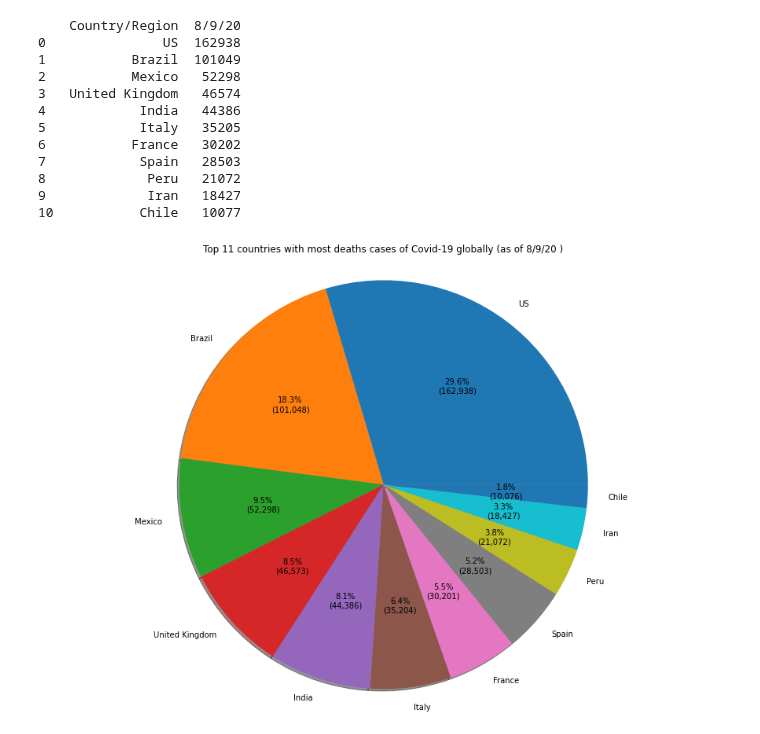
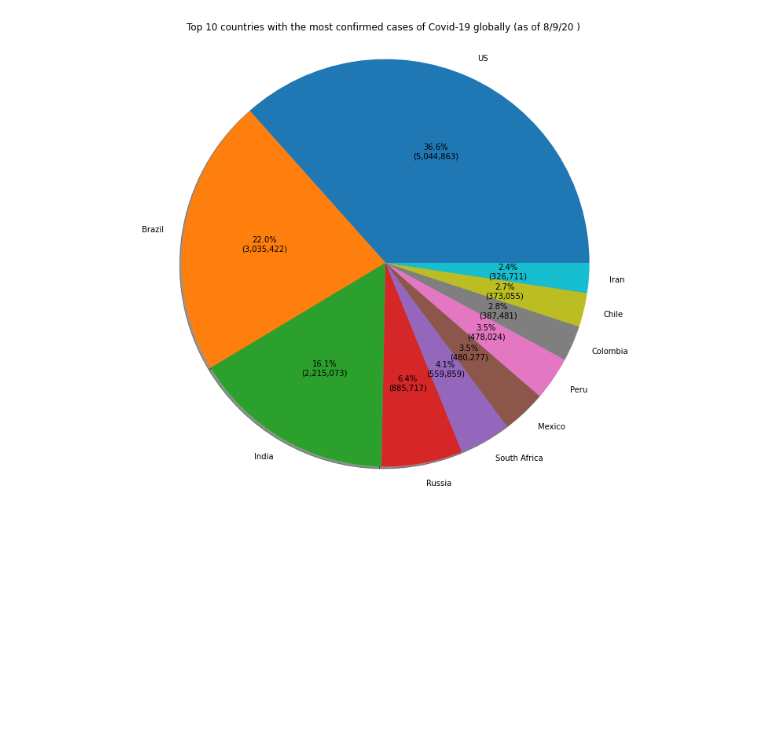
Before and after one commit to Tisks/Covid-Big-Data, a Jupyter notebook: Circular_plot_10_countries.ipynb, the cells around one changed output. Saved outputs shown, nothing was run; the diff lists cells and outputs as text; code cells hidden in the pictures; blank space fills up the shorter version.

```diff
--- a/Circular_plot_10_countries.ipynb
+++ b/Circular_plot_10_countries.ipynb
@@ -60,7 +60,6 @@ def plotingChart(values,labels,title):
 def pieChartPlot(csvLink, columnsDropped, order, theFirst,groupByColumns,separator,title,topString):
     df=pd.read_csv(csvLink,sep=separator)
     readyDf = preProcessing(df,groupByColumns,columnsDropped,order,theFirst)
-    print(readyDf)
     labels = []
     values=[]
     for country in readyDf.values:
@@ -83,38 +82,26 @@ recoveredWorldWide_HUM='http://data.humdata.org/hxlproxy/data/download/time_seri
 
 
 droppedColumns_JHK =['Province/State', 'Lat', 'Long']
 groupByColumns_JHK = 'Country/Region'
 
 droppedColumns_HUM = ['Province/State', 'Lat', 'Long','Intermediate Region Name','ISO 3166-1 Alpha 3-Codes','Region Code','Region Name','Sub-region Code','Sub-region Name','Intermediate Region Code']
 groupByColumns_HUM = 'Country/Region'
 
 
 separator = ','
 topString = 'Top'
 confirmedTitle = 'countries with the most confirmed cases of Covid-19 globally'
 deathsTitle = 'countries with most deaths cases of Covid-19 globally'
 recoveredTitle = 'countries with the most recovered cases of Covid-19 globally'
 
 
-#pieChartPlot(confirmedWorldWide_JHK,droppedColumns_JHK,False, 10,groupByColumns_JHK,separator,confirmedTitle,topString)
+pieChartPlot(confirmedWorldWide_JHK,droppedColumns_JHK,False, 10,groupByColumns_JHK,separator,confirmedTitle,topString)
 #pieChartPlot(deathsWorldWide_JHK,droppedColumns_JHK,False, 10,groupByColumns_JHK,separator,deathsTitle,topString)
 #pieChartPlot(recoveredWorldWide_JHK,droppedColumns_JHK,False, 10,groupByColumns_JHK,separator,recoveredTitle,topString)
 
 
 #pieChartPlot(confirmedWorldWide_HUM,droppedColumns_HUM,False, 10,groupByColumns_HUM,separator,confirmedTitle,topString)
 #pieChartPlot(deathsWorldWide_HUM,droppedColumns_HUM,False, 10,groupByColumns_HUM,separator,deathsTitle,topString)
 #pieChartPlot(recoveredWorldWide_HUM,droppedColumns_HUM,False, 10,groupByColumns_HUM,separator,recoveredTitle,topString)
 # %% [output]
-    Country/Region  8/9/20
-0               US  162938
-1           Brazil  101049
-2           Mexico   52298
-3   United Kingdom   46574
-4            India   44386
-5            Italy   35205
-6           France   30202
-7            Spain   28503
-8             Peru   21072
-9             Iran   18427
-10           Chile   10077
-[figure, old version]
+[figure, new version]
```
